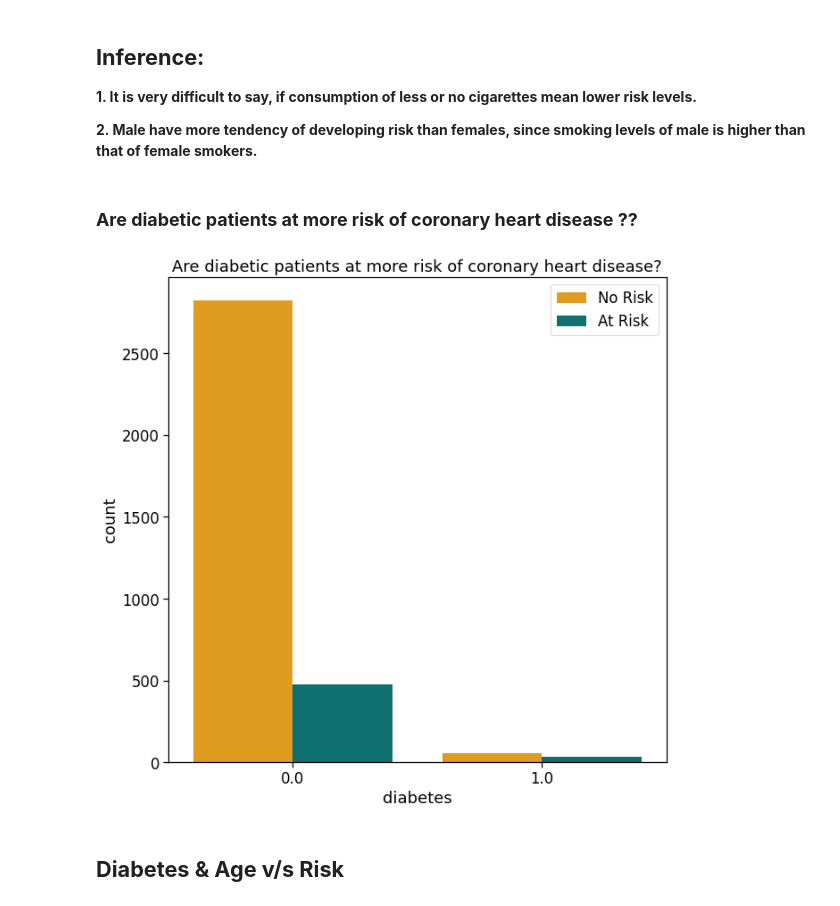
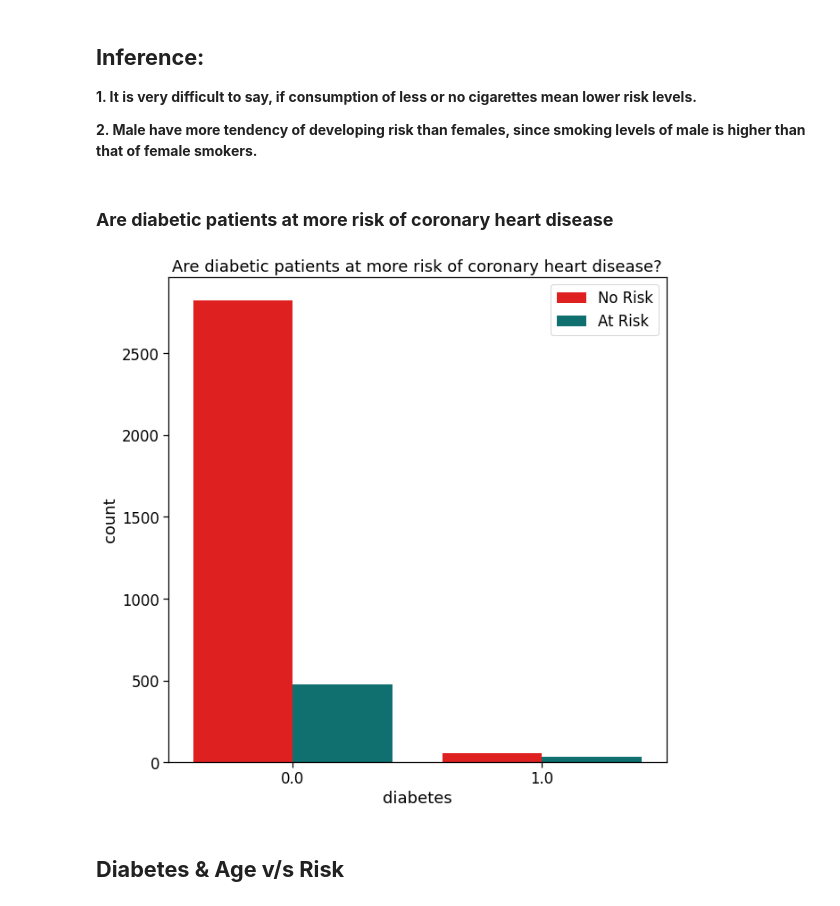
Before and after one commit to Sahilpardeshi1/cardiovascular-risk-prediction, a Jupyter notebook: Cardiovascular_Risk_prediction_by_sahilpardeshi_.ipynb, the cells around one changed output. Drawn from its saved outputs; the diff is of its cells as text; code cells hidden in the pictures.

```diff
--- a/Cardiovascular_Risk_prediction_by_sahilpardeshi_.ipynb
+++ b/Cardiovascular_Risk_prediction_by_sahilpardeshi_.ipynb
@@ -648,16 +644,16 @@ g=g.set_ylabels("RISK Probability")
 
 **2. Male have more tendency of developing risk than females, since smoking levels of male is higher than that of female smokers.**
 # %% [markdown]
-### **Are diabetic patients at more risk of coronary heart disease ??**
+### **Are diabetic patients at more risk of coronary heart disease**
 # %%
-my_palette = {0 : 'orange' , 1 : 'teal'}
+my_palette = {0 : 'red' , 1 : 'teal'}
 plt.figure(figsize = (10,10))
 sns.countplot(x = df['diabetes'], hue = df['TenYearCHD'], palette = my_palette)
 plt.title("Are diabetic patients at more risk of coronary heart disease?")
 plt.legend(['No Risk','At Risk'])
 plt.show()
 # %% [output]
-[figure, old version]
+[figure, new version]
 # %% [markdown]
 ## **Diabetes & Age v/s Risk**
 # %%
```
Also changed, not shown: parts of 12 cells of this notebook.
